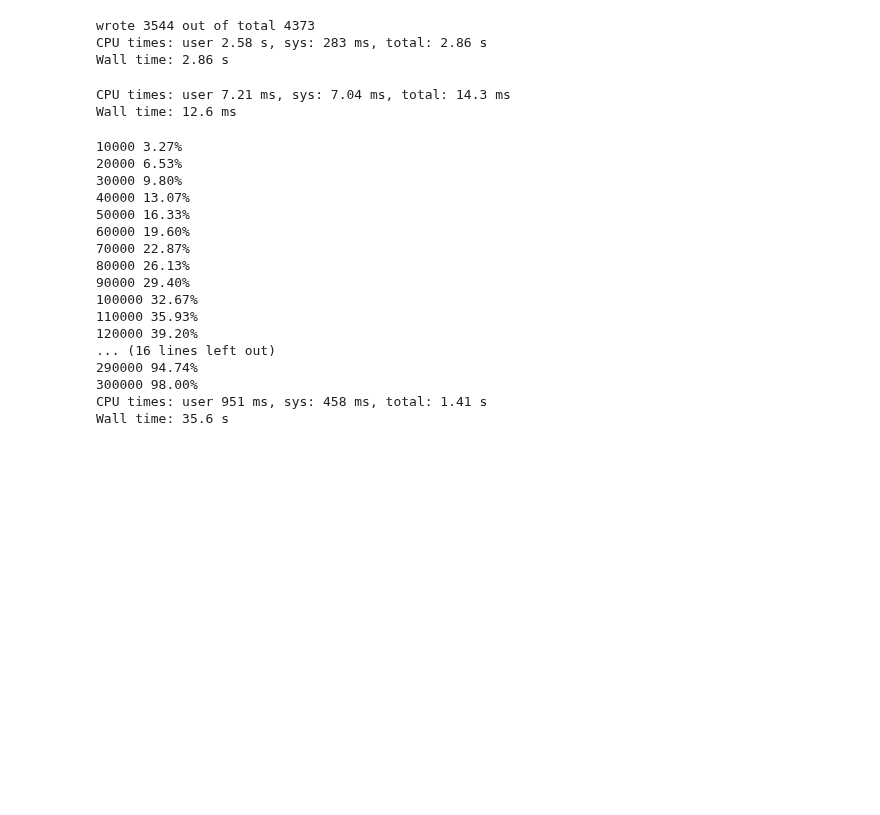
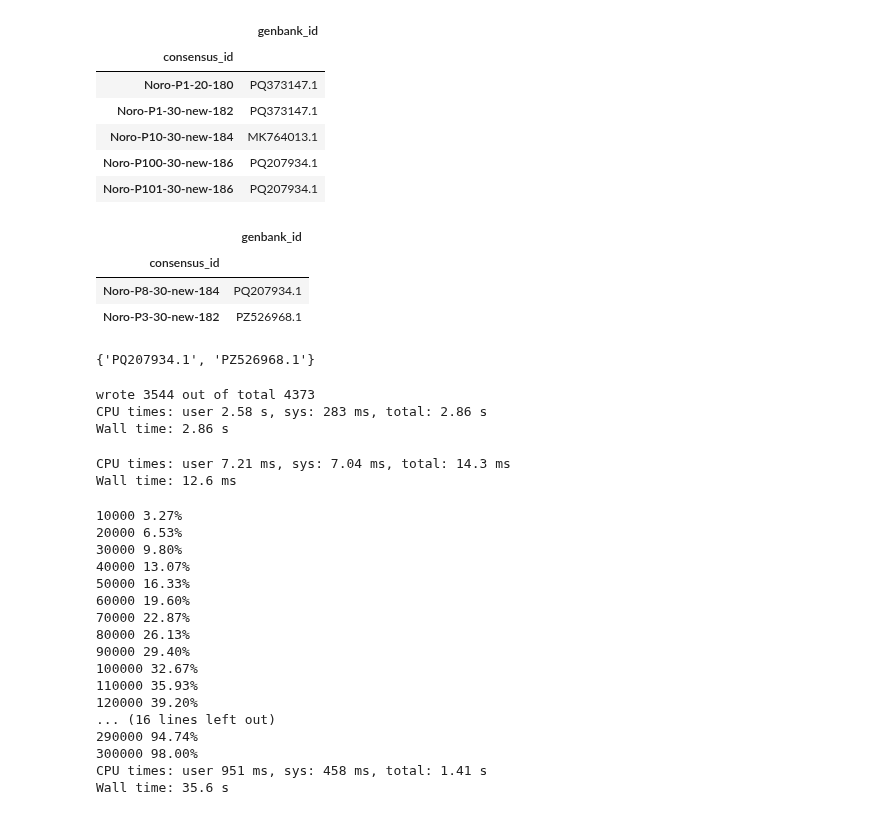
Before and after one commit to the-foxlab/NoroTracer, a Jupyter notebook: check_gb2seq.ipynb, the cells around one changed output. Drawn from its saved outputs; the diff is of its cells as text; code cells hidden in the pictures; blank space fills up the shorter version.

```diff
--- a/check_gb2seq.ipynb
+++ b/check_gb2seq.ipynb
@@ -13,0 +22,4 @@ from dark.fasta import FastaReads
+# %%
+df_sim = pd.read_csv('results/similarity_outputs/similarities.csv')
+# %%
+df_sim.set_index('consensus_id').loc[l].reset_index().to_csv('tests/resources/similarities.csv', index=False)
@@ -13,0 +30,14 @@ from dark.fasta import FastaReads
+# %%
+df_sim = df_sim.loc[
+            df_sim.groupby("consensus_id")["identity"].idxmax(),
+            ["consensus_id", "genbank_id"],
+        ].set_index('consensus_id')
+df_sim.head()
+# %% [output]
+|  | genbank_id |
+| consensus_id |  |
+| Noro-P1-20-180 | PQ373147.1 |
+| Noro-P1-30-new-182 | PQ373147.1 |
+| Noro-P10-30-new-184 | MK764013.1 |
+| Noro-P100-30-new-186 | PQ207934.1 |
+| Noro-P101-30-new-186 | PQ207934.1 |
@@ -13,0 +47,12 @@ from dark.fasta import FastaReads
+# %%
+df_sim.loc[l]
+# %% [output]
+|  | genbank_id |
+| consensus_id |  |
+| Noro-P8-30-new-184 | PQ207934.1 |
+| Noro-P3-30-new-182 | PZ526968.1 |
+# %%
+desired_gb_ids = set(df_sim.loc[l].genbank_id.values)
+desired_gb_ids
+# %% [output]
+{'PQ207934.1', 'PZ526968.1'}
```
Also changed, not shown: parts of 5 cells of this notebook, 8 other files.
